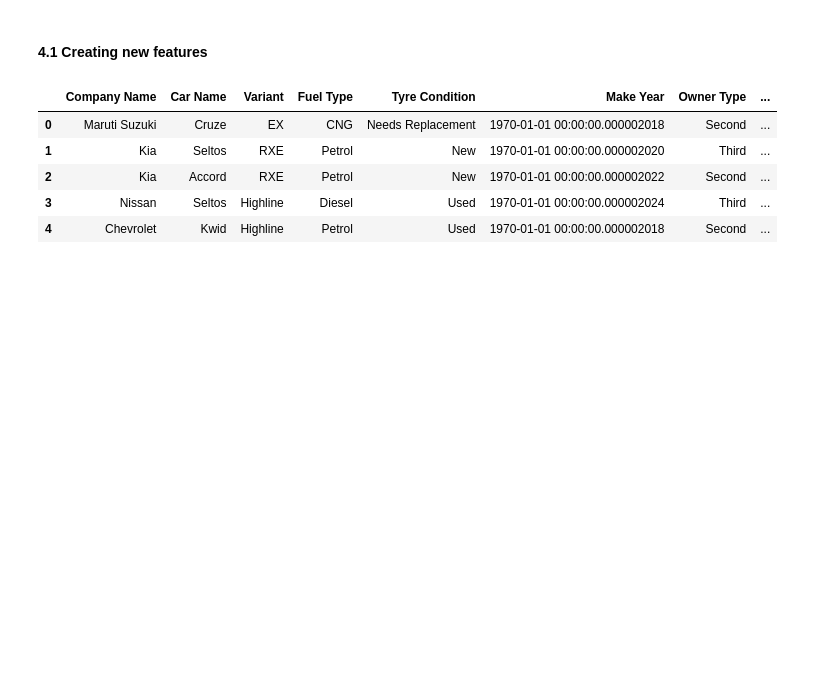
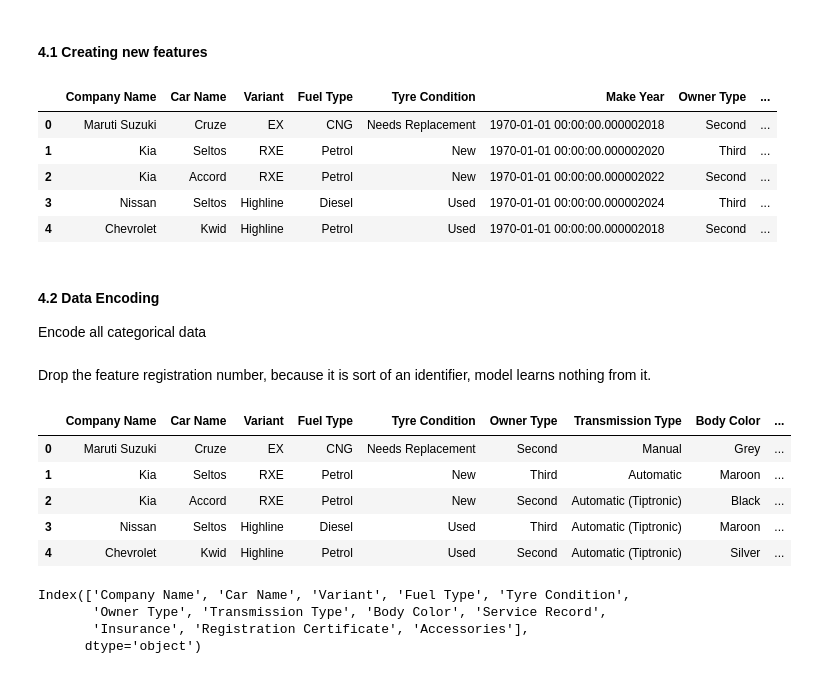
Before and after one commit to WamzMwangi/Unsupervised_Machine_Learning, a Jupyter notebook: Week1_Principal_Component_Analysis/CarSales_Data_PCA.ipynb, the cells around one changed output. Cells and saved outputs as stored; diff of their text form; code cells hidden in the pictures; blank space fills up the shorter version.

Commit message:
Encoding and feature scaling

```diff
--- a/Week1_Principal_Component_Analysis/CarSales_Data_PCA.ipynb
+++ b/Week1_Principal_Component_Analysis/CarSales_Data_PCA.ipynb
@@ -160,3 +160,10 @@ data.head()
 | 2 | Kia | Accord | RXE | Petrol | New | 1970-01-01 00:00:00.000002022 | Second | ... |
 | 3 | Nissan | Seltos | Highline | Diesel | Used | 1970-01-01 00:00:00.000002024 | Third | ... |
 | 4 | Chevrolet | Kwid | Highline | Petrol | Used | 1970-01-01 00:00:00.000002018 | Second | ... |
+# %% [markdown]
+#### 4.2 Data Encoding
+Encode all categorical data
+# %%
+#split data into, categorical, numerical and temporal
+num_df=data.select_dtypes(include=[np.number])
+cat_df=data.select_dtypes(include=[object])
@@ -162,0 +173,20 @@ data.head()
+# %% [markdown]
+Drop the feature registration number, because it is sort of an identifier, model learns nothing from it.
+# %%
+cat_df.drop('Registration Number',axis=1 ,inplace=True)
+# %%
+cat_df.head()
+# %% [output]
+|  | Company Name | Car Name | Variant | Fuel Type | Tyre Condition | Owner Type | Transmission Type | Body Color | ... |
+| 0 | Maruti Suzuki | Cruze | EX | CNG | Needs Replacement | Second | Manual | Grey | ... |
+| 1 | Kia | Seltos | RXE | Petrol | New | Third | Automatic | Maroon | ... |
+| 2 | Kia | Accord | RXE | Petrol | New | Second | Automatic (Tiptronic) | Black | ... |
+| 3 | Nissan | Seltos | Highline | Diesel | Used | Third | Automatic (Tiptronic) | Maroon | ... |
+| 4 | Chevrolet | Kwid | Highline | Petrol | Used | Second | Automatic (Tiptronic) | Silver | ... |
+# %%
+cat_df.columns
+# %% [output]
+Index(['Company Name', 'Car Name', 'Variant', 'Fuel Type', 'Tyre Condition',
+       'Owner Type', 'Transmission Type', 'Body Color', 'Service Record',
+       'Insurance', 'Registration Certificate', 'Accessories'],
+      dtype='object')
```
Also changed, not shown: parts of 6 cells of this notebook.
